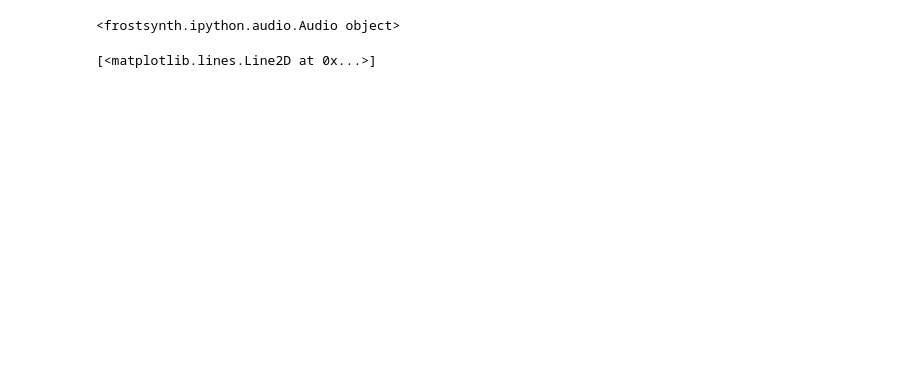
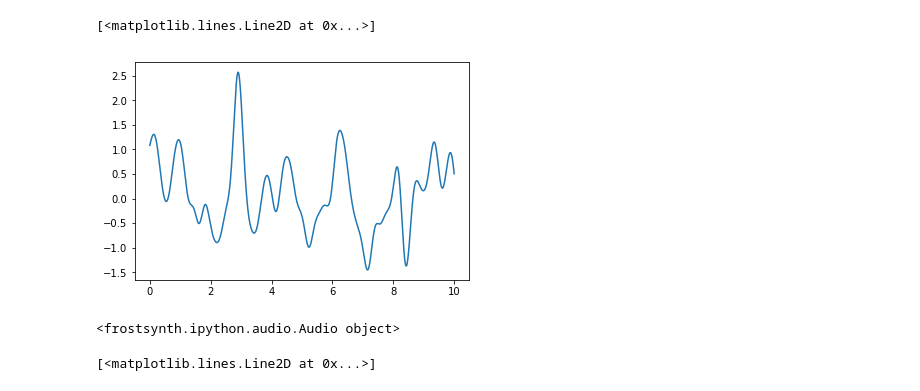
Before and after one commit to frostburn/frostsynth2, a Jupyter notebook: Noise.ipynb, the cells around one changed output. Saved outputs shown, nothing was run; the diff lists cells and outputs as text; code cells hidden in the pictures; blank space fills up the shorter version.

Commit message:
Implement more lowpassed noise variants

```diff
--- a/Noise.ipynb
+++ b/Noise.ipynb
@@ -16,3 +21,8 @@ plot(t, linsnow(t + 2))
+# %%
+plot(t, lowpassed(5, 10))
+# %% [output]
+[<matplotlib.lines.Line2D at 0x...>]
+[figure, added]
 # %%
 Audio(linsnow(220 + t * 1000, 0.5) * 0.5, autoplay=False)
 # %% [output]
```
Also changed, not shown: parts of 5 cells of this notebook, 1 other file.
